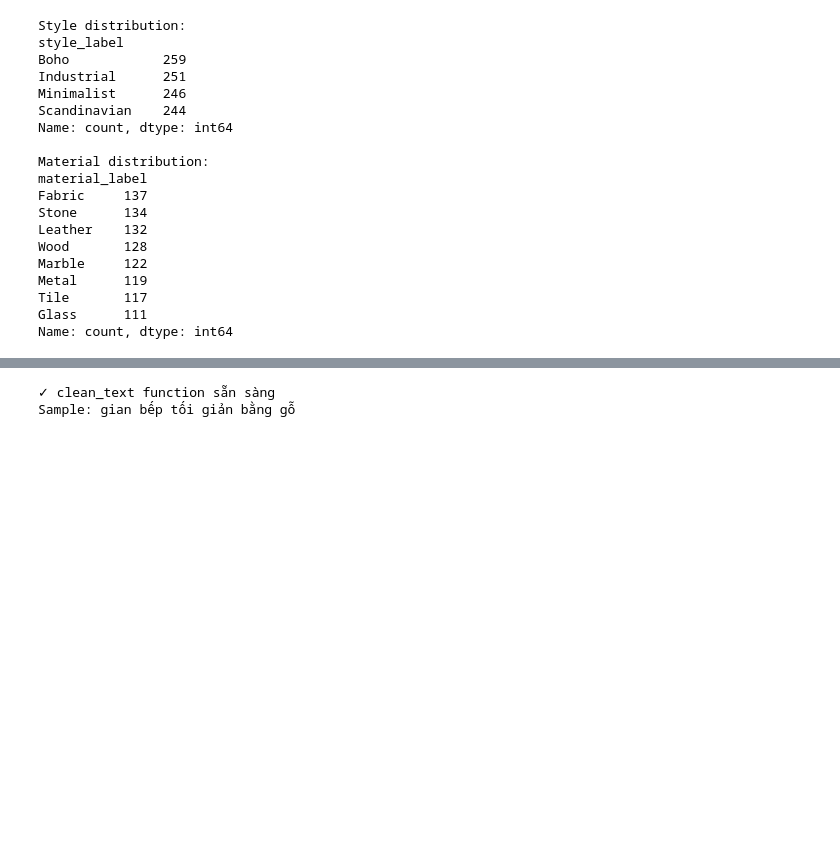
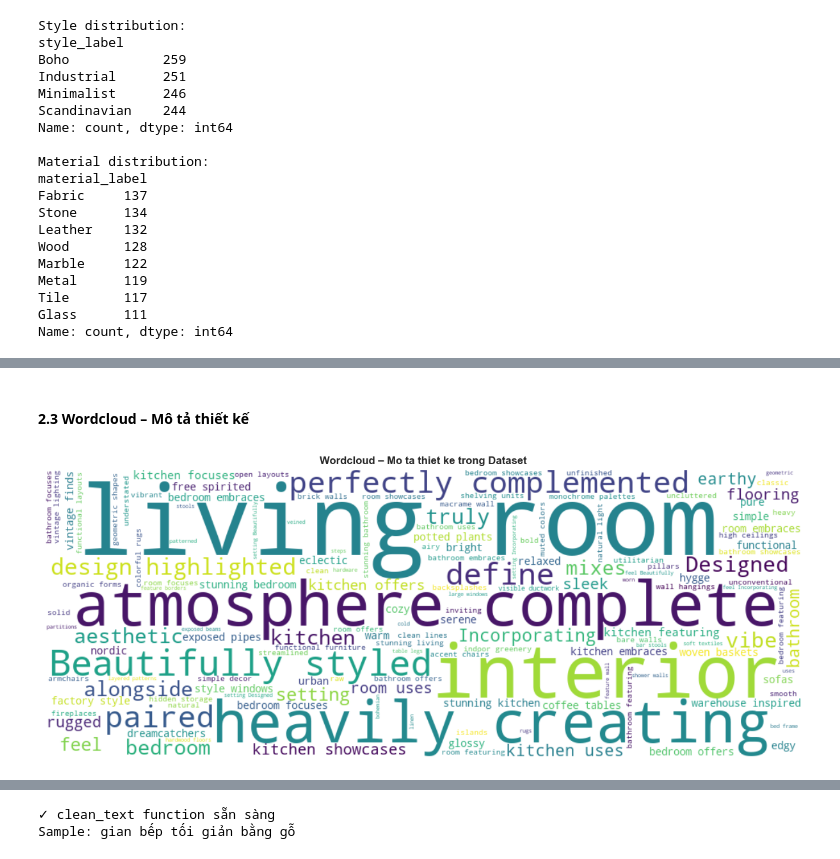
Before and after one commit to Nguyeenxdqng/Nhom13_MachineLearningforDesign, a Jupyter notebook: Nhom13_MachineLearningforDesign.ipynb, the cells around one changed output, grey strips where cells are left out. Drawn from its saved outputs; the diff is of its cells as text; code cells hidden in the pictures; blank space fills up the shorter version.

```diff
--- a/Nhom13_MachineLearningforDesign.ipynb
+++ b/Nhom13_MachineLearningforDesign.ipynb
@@ -105,0 +135,17 @@ Name: count, dtype: int64
+# %% [markdown]
+#### 2.3 Wordcloud – Mô tả thiết kế
+# %%
+# 2.3 Wordcloud – Mô tả thiết kế
+try:
+    from wordcloud import WordCloud
+    text_all = " ".join(df["clean_design_description"].dropna())
+    wc = WordCloud(width=1000, height=380, background_color="white",
+                   colormap="viridis", max_words=150).generate(text_all)
+    plt.figure(figsize=(14, 5))
+    plt.imshow(wc, interpolation="bilinear"); plt.axis("off")
+    plt.title("Wordcloud – Mo ta thiet ke trong Dataset", fontweight="bold")
+    plt.tight_layout(); plt.show()
+except ImportError:
+    print("Cai wordcloud: pip install wordcloud")
+# %% [output]
+[figure, added]
```
Also changed, not shown: parts of 69 cells of this notebook.
